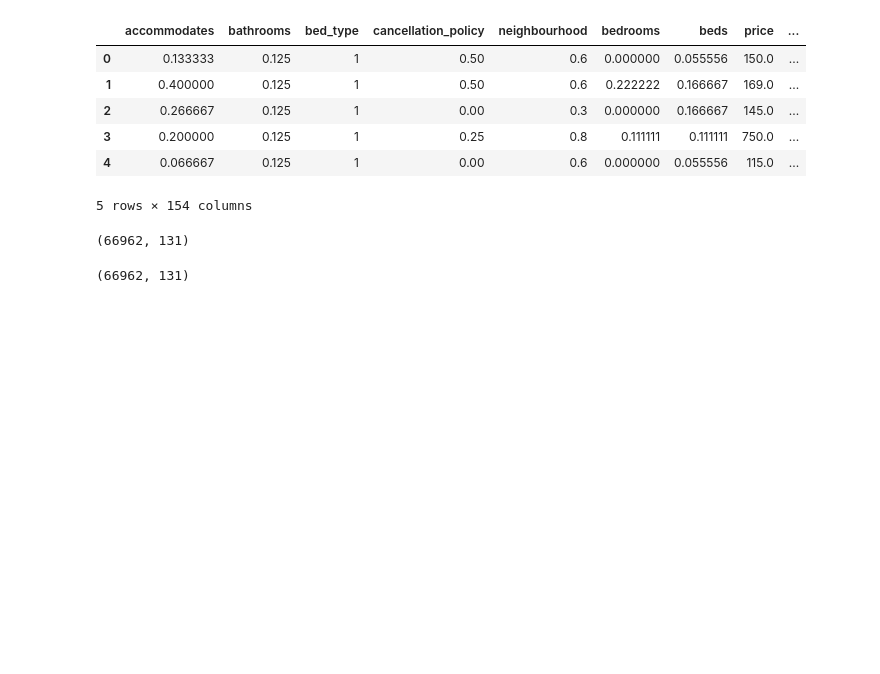
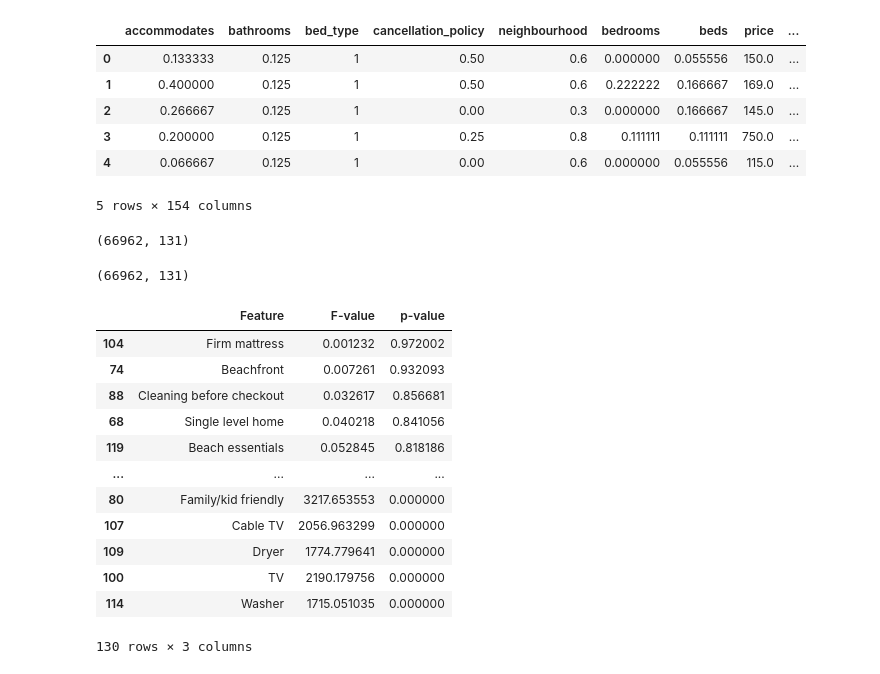
Before and after one commit to ThomasSanna/M1DE-ingenieurie-des-donnees, a Jupyter notebook: td/td-airbnb/Pre-processing.ipynb, the cells around one changed output. Drawn from its saved outputs; the diff is of its cells as text; code cells hidden in the pictures; blank space fills up the shorter version.

```diff
--- a/td/td-airbnb/Pre-processing.ipynb
+++ b/td/td-airbnb/Pre-processing.ipynb
@@ -758,3 +758,24 @@ for amenity in ensemble_amenity:
         amenities_to_drop.append(amenity)
 
 df.drop(columns=amenities_to_drop, inplace=True)
+# %%
+from sklearn.feature_selection import f_regression
+
+f, p = f_regression(df.drop(columns=['price']), df['price'])
+# %%
+dt = pd.DataFrame({'Feature': df.drop(columns=['price']).columns, 'F-value': f, 'p-value': p})
+dt.sort_values(by='p-value', ascending=False)
+# %% [output]
+|  | Feature | F-value | p-value |
+| 104 | Firm mattress | 0.001232 | 0.972002 |
+| 74 | Beachfront | 0.007261 | 0.932093 |
+| 88 | Cleaning before checkout | 0.032617 | 0.856681 |
+| 68 | Single level home | 0.040218 | 0.841056 |
+| 119 | Beach essentials | 0.052845 | 0.818186 |
+| ... | ... | ... | ... |
+| 80 | Family/kid friendly | 3217.653553 | 0.000000 |
+| 107 | Cable TV | 2056.963299 | 0.000000 |
+| 109 | Dryer | 1774.779641 | 0.000000 |
+| 100 | TV | 2190.179756 | 0.000000 |
+| 114 | Washer | 1715.051035 | 0.000000 |
+130 rows × 3 columns
```
Also changed, not shown: parts of 10 cells of this notebook, 6 other files.
